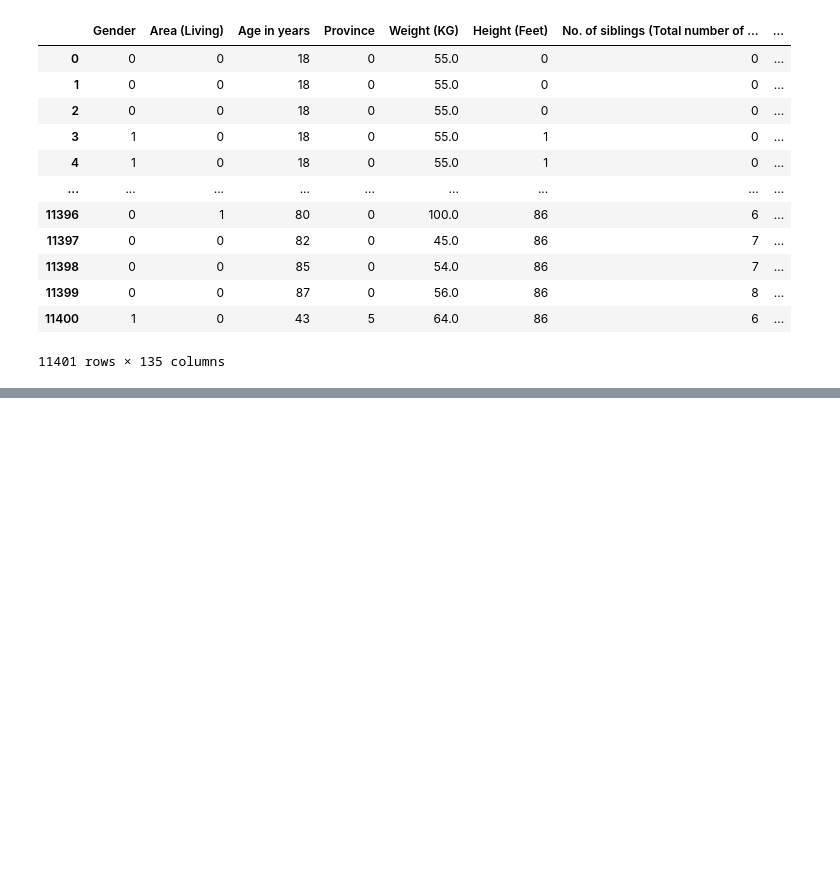
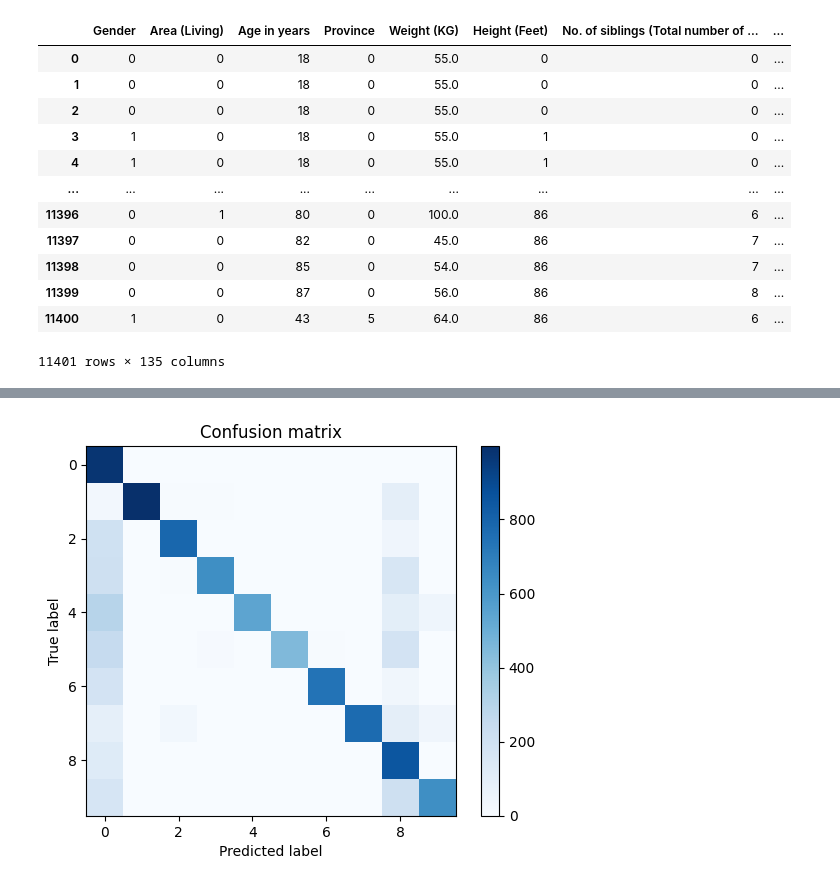
Before and after one commit to SamanMansoor/Data-Science, a Jupyter notebook: Stress.ipynb, the cells around one changed output, grey strips where cells are left out. Saved outputs shown, nothing was run; the diff lists cells and outputs as text; code cells hidden in the pictures; blank space fills up the shorter version.

```diff
--- a/Stress.ipynb
+++ b/Stress.ipynb
@@ -352,0 +680,17 @@ results_df
+# %%
+from sklearn.metrics import confusion_matrix
+import matplotlib.pyplot as plt
+
+# compute confusion matrix for testing data
+y_pred = knn_clf.predict(X_test)
+cm = confusion_matrix(y_test, y_pred)
+
+# plot confusion matrix
+plt.imshow(cm, interpolation='nearest', cmap=plt.cm.Blues)
+plt.colorbar()
+plt.title('Confusion matrix')
+plt.xlabel('Predicted label')
+plt.ylabel('True label')
+plt.show()
+# %% [output]
+[figure, added]
```
Also changed, not shown: parts of 43 cells of this notebook.
